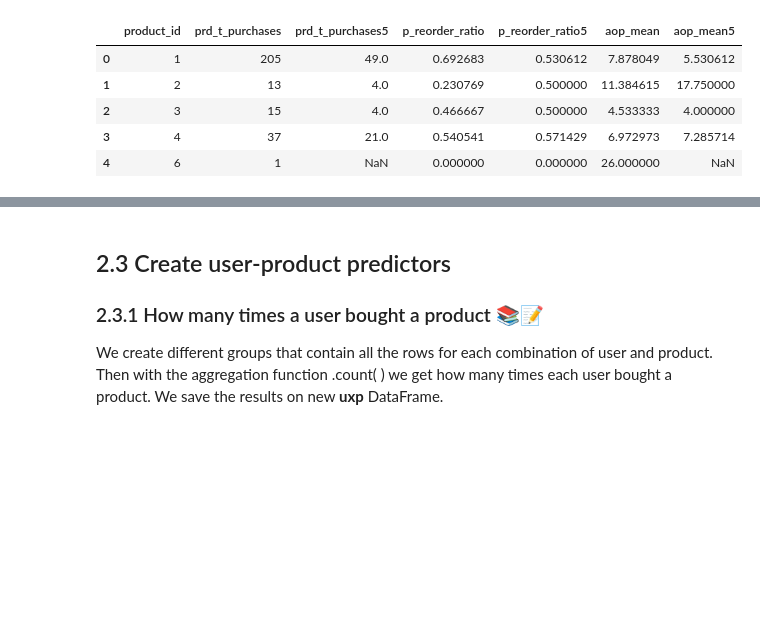
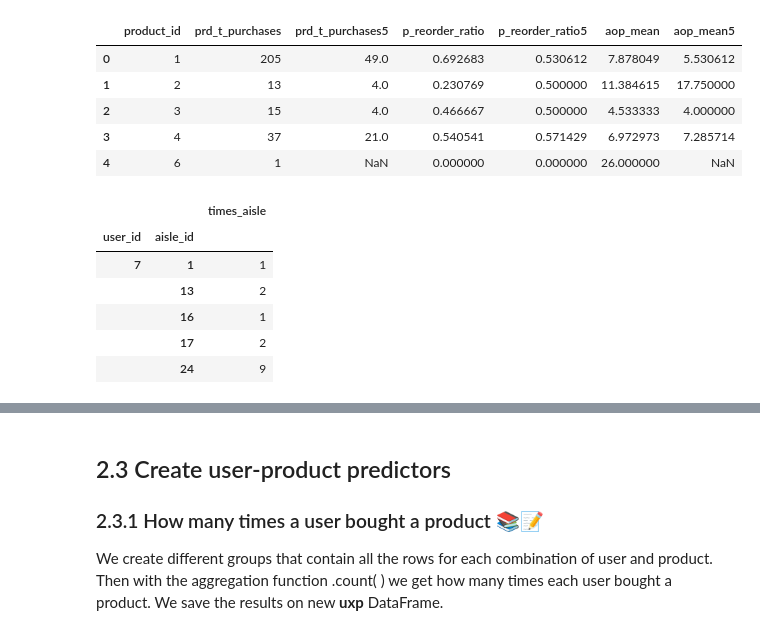
Before and after one commit to gregor1307/Instacart-case-UOM, a Jupyter notebook: Instacart Logistic Notebook.ipynb, the cells around one changed output, grey strips where cells are left out. Saved outputs shown, nothing was run; the diff lists cells and outputs as text; code cells hidden in the pictures; blank space fills up the shorter version.

```diff
--- a/Instacart Logistic Notebook.ipynb
+++ b/Instacart Logistic Notebook.ipynb
@@ -86,8 +86,8 @@ for file in os.listdir(working_directory):   # get the list of files
 Instacart provides 6 CSV files, which we have to load into Python. Towards this end, we use the .read_csv() function, which is included in the Pandas package. Reading in data with the .read_csv( ) function returns a DataFrame.
 # %%
 orders = pd.read_csv('../input/orders.csv')
-order_products_train = pd.read_csv('../input/order_products_train.csv')
-order_products_prior = pd.read_csv('./input/order_products_prior.csv')
+order_products_train = pd.read_csv('../input/order_products__train.csv')
+order_products_prior = pd.read_csv('../input/order_products__prior.csv')
 products = pd.read_csv('../input/products.csv')
 aisles = pd.read_csv('../input/aisles.csv')
 departments = pd.read_csv('../input/departments.csv')
@@ -582,3 +580,15 @@ prd.head()
 | 2 | 3 | 15 | 4.0 | 0.466667 | 0.500000 | 4.533333 | 4.000000 |
 | 3 | 4 | 37 | 21.0 | 0.540541 | 0.571429 | 6.972973 | 7.285714 |
 | 4 | 6 | 1 | NaN | 0.000000 | 0.000000 | 26.000000 | NaN |
+# %%
+ap5=products.merge(op5,on='product_id',how='right')
+ap5=ap5.groupby(['user_id','aisle_id'])['order_id'].count().to_frame('times_aisle')
+ap5.head()
+# %% [output]
+|  |  | times_aisle |
+| user_id | aisle_id |  |
+| 7 | 1 | 1 |
+|  | 13 | 2 |
+|  | 16 | 1 |
+|  | 17 | 2 |
+|  | 24 | 9 |
```
Also changed, not shown: parts of 41 cells of this notebook.
